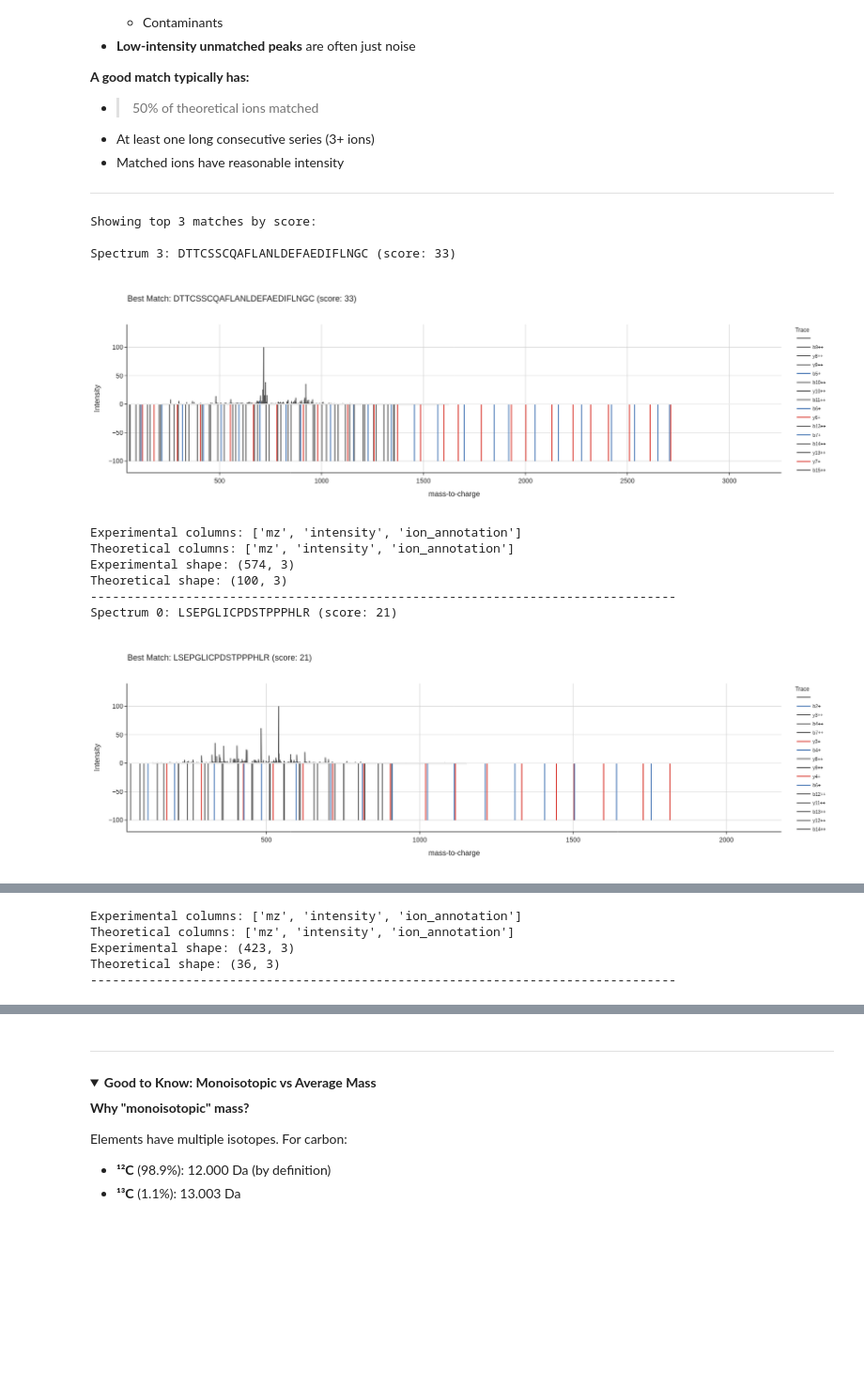
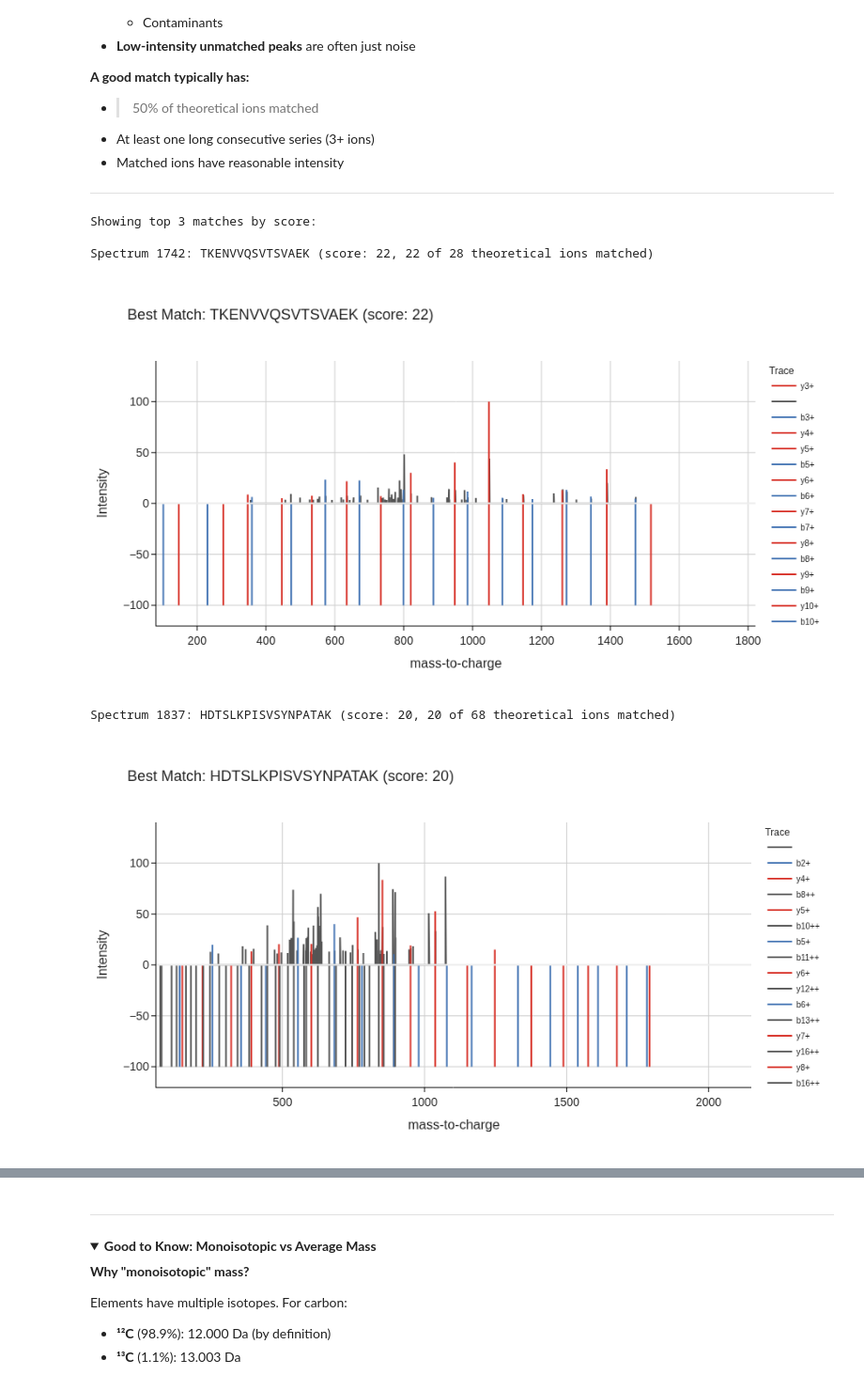
Before and after one commit to timosachsenberg/PyOpenMSCourse, a Jupyter notebook: notebooks/PyOpenMS_Task2_ID.ipynb, the cells around one changed output, grey strips where cells are left out. Shown at 94% size. Drawn from its saved outputs; the diff is of its cells as text; code cells hidden in the pictures; folded sections open; blank space fills up the shorter version.

```diff
--- a/notebooks/PyOpenMS_Task2_ID.ipynb
+++ b/notebooks/PyOpenMS_Task2_ID.ipynb
@@ -744,8 +807,8 @@ for idx, row in candidate_df.iterrows():
     row_theo_spectra = []
     for peptide in row["candidates"]:
         theo_spectrum = oms.MSSpectrum()
-        # max fragment charge is min(2, precursor_charge - 1)
-        max_frag_charge = min(row['charge'] - 1, 2)
+        # max fragment charge is min(2, precursor_charge - 1), but at least 1
+        max_frag_charge = max(1, min(row['charge'] - 1, 2))
         tsg.getSpectrum(theo_spectrum, peptide, 1, max_frag_charge)
         row_theo_spectra.append(theo_spectrum)
     candidate_df.at[idx, "theo_spectra"] = row_theo_spectra
@@ -986,15 +1053,20 @@ def match_score(spec, matched_indices):
 
 # Calculate scores for each candidate
 candidate_df["scores"] = None
+candidate_df["ion_coverage"] = None
 
 for idx, row in candidate_df.iterrows():
     row_scores = []
+    row_coverage = []
     for theo_spectrum, alignment in zip(row["theo_spectra"], row["alignment"]):
         # Get theoretical peak indices that were matched
         theo_peak_indices = [pair[0] for pair in alignment]
         score = match_score(theo_spectrum, theo_peak_indices)
         row_scores.append(score)
+        # fraction of the theoretical b/y ions that were found in the spectrum
+        row_coverage.append(round(score / theo_spectrum.size(), 2))
     candidate_df.at[idx, "scores"] = row_scores
+    candidate_df.at[idx, "ion_coverage"] = row_coverage
 
 print("Calculated scores for all PSMs")
 # %% [output]
@@ -1163,11 +1251,12 @@ for idx, row in candidate_df.iterrows():
             'spectrum_idx': row['spectrum_idx'],
             'peptide': best_pep.toString(),
             'score': best_score,
+            'ion_coverage': round(best_score / best_theo.size(), 2),
             'n_candidates': n_candidates,
             'charge': row['charge']
         })
 
-results_df = pd.DataFrame(results)
-print("=== Best Peptide Identifications ===\n")
-print(results_df.to_string(index=False))
+results_df = pd.DataFrame(results).sort_values("score", ascending=False)
+print(f"=== Best Peptide Identifications ({len(results_df)} spectra, top 15 by score) ===\n")
+print(results_df.head(15).to_string(index=False))
 # %% [output]
@@ -1264,24 +1363,6 @@ import pyopenms_viz  # registers the plotting backend
 # -----------------------------
 # Helper function: annotate experimental spectrum
 # -----------------------------
-# def create_annotated_spectrum_df(observed_spectrum, theo_spectrum, alignment):
-#     """
-#     Create an annotated DataFrame from observed spectrum with ion labels from alignment.
-#     """
-#     mzs, intensities = observed_spectrum.get_peaks()
-#     annotations = [""] * len(mzs)
-
-#     ion_labels = theo_spectrum.getStringDataArrays()[0]
-
-#     for theo_idx, exp_idx in alignment:
-#         annotations[exp_idx] = ion_labels[theo_idx].decode()
-
-#     return pd.DataFrame({
-#         "mz": mzs,
-#         "intensity": intensities,
-#         "ion_annotation": annotations
-#     })
-
 def create_annotated_spectrum_df(observed_spectrum, theo_spectrum, alignment):
     """
     Create an annotated DataFrame from observed spectrum with ion labels from alignment.
@@ -1320,14 +1401,18 @@ for idx, row in candidate_df.iterrows():
         })
 
 
-# Sort by score and keep top 3 matches
-best_matches = sorted(
-    best_matches,
-    key=lambda x: x["score"],
-    reverse=True
-)
+# Sort by score and keep the top 3 matches (one spectrum per peptide sequence)
+best_matches = sorted(best_matches, key=lambda x: x["score"], reverse=True)
 
-top_matches = best_matches[:3]
+top_matches = []
+seen_peptides = set()
+for match in best_matches:
+    sequence = match["peptide"].toString()
+    if sequence not in seen_peptides:
+        seen_peptides.add(sequence)
+        top_matches.append(match)
+    if len(top_matches) == 3:
+        break
 
 
 # -----------------------------
@@ -1348,46 +1433,36 @@ for match in top_matches:
 
     # Theoretical spectrum
     theo_df = match["theo_spectrum"].to_df()
     theo_df = theo_df[["mz", "intensity", "ion_annotation"]]
 
     print(
         f"Spectrum {spectrum_idx}: "
         f"{match['peptide'].toString()} "
-        f"(score: {match['score']})"
+        f"(score: {match['score']}, "
+        f"{match['score']} of {match['theo_spectrum'].size()} theoretical ions matched)"
     )
 
     # Mirror spectrum plot
     exp_df.plot(
         kind="spectrum",
         backend="ms_plotly",
         x="mz",
         y="intensity",
         reference_spectrum=theo_df,
         mirror_spectrum=True,
         ion_annotation="ion_annotation",
         title=(
             f"Best Match: {match['peptide'].toString()} "
             f"(score: {match['score']})"
         ),
         width=900,
         height=500,
         annotate_top_n_peaks=0
     )
-
-    print("Experimental columns:", exp_df.columns.tolist())
-    print("Theoretical columns:", theo_df.columns.tolist())
-    print("Experimental shape:", exp_df.shape)
-    print("Theoretical shape:", theo_df.shape)
-    print("-" * 80)
 # %% [output]
 Showing top 3 matches by score:
 
-Spectrum 3: DTTCSSCQAFLANLDEFAEDIFLNGC (score: 33)
+Spectrum 1742: TKENVVQSVTSVAEK (score: 22, 22 of 28 theoretical ions matched)
-[figure, old version]
+[figure, new version]
-Experimental columns: ['mz', 'intensity', 'ion_annotation']
-Theoretical columns: ['mz', 'intensity', 'ion_annotation']
-Experimental shape: (574, 3)
-Theoretical shape: (100, 3)
---------------------------------------------------------------------------------
-Spectrum 0: LSEPGLICPDSTPPPHLR (score: 21)
+Spectrum 1837: HDTSLKPISVSYNPATAK (score: 20, 20 of 68 theoretical ions matched)
-[figure, old version]
+[figure, new version]
@@ -1401,8 +1471,3 @@ Spectrum 4: RCHQLVSCPR (score: 14)
-Experimental columns: ['mz', 'intensity', 'ion_annotation']
-Theoretical columns: ['mz', 'intensity', 'ion_annotation']
-Experimental shape: (423, 3)
-Theoretical shape: (36, 3)
---------------------------------------------------------------------------------
 # %% [markdown]
 ## Summary
 
```
Also changed, not shown: parts of 29 cells of this notebook, 2 other files.
